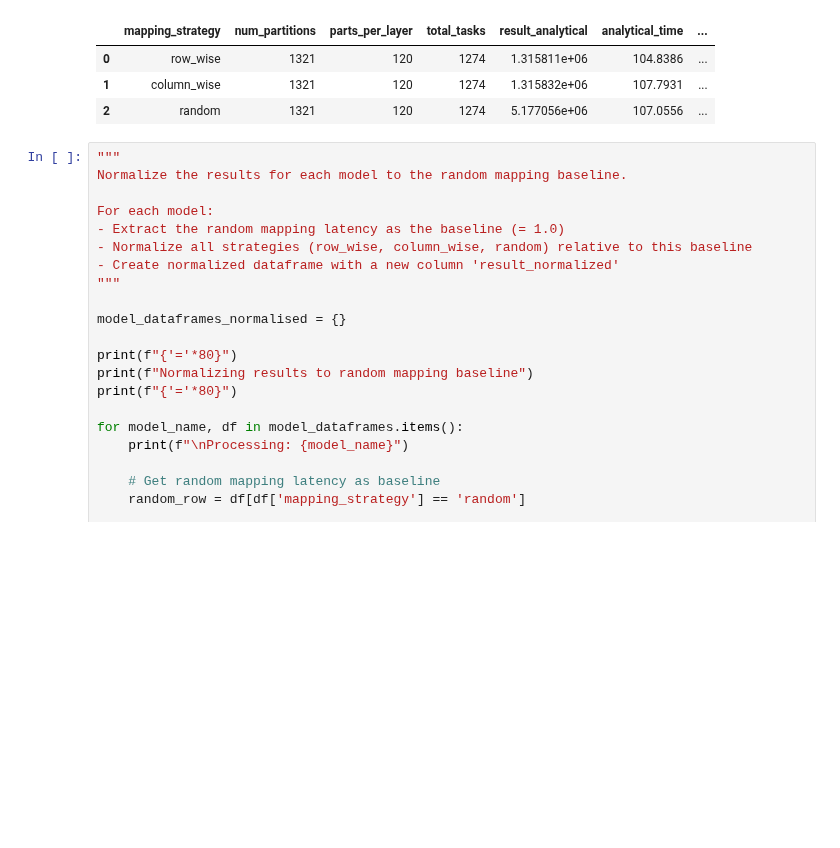
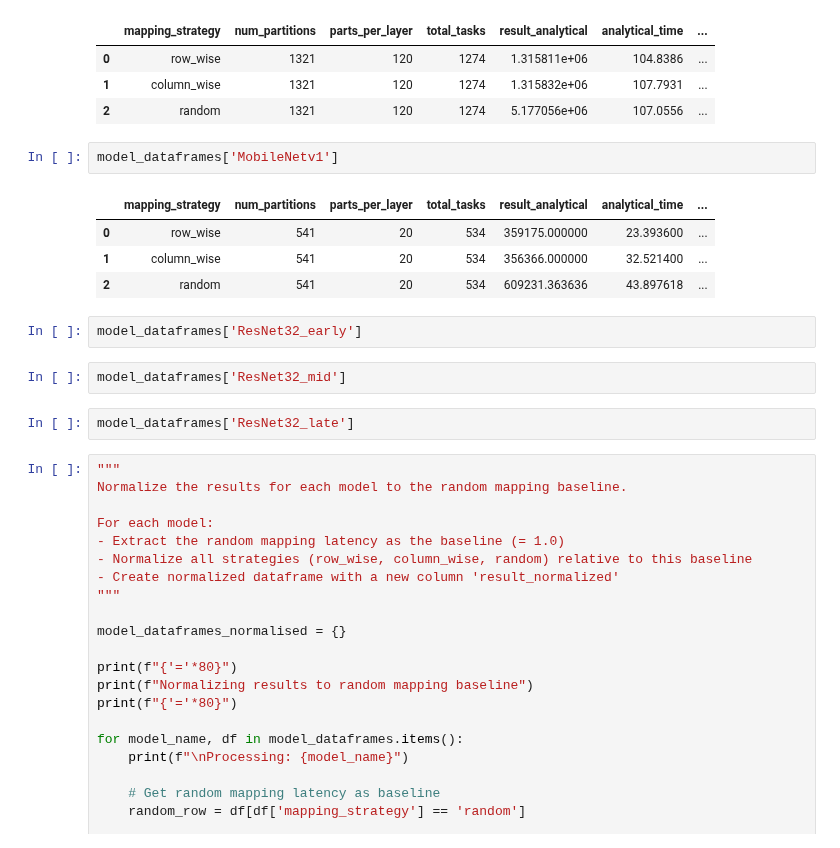
Before and after one commit to jjastrz14/ReNOS, a Jupyter notebook: notebooks/Model_comparison.ipynb, the cells around one changed output. Drawn from its saved outputs; the diff is of its cells as text; blank space fills up the shorter version.

Commit message:
mobilenet run

```diff
--- a/notebooks/Model_comparison.ipynb
+++ b/notebooks/Model_comparison.ipynb
@@ -128,6 +128,19 @@ model_dataframes['AlexNet']
 | 0 | row_wise | 1321 | 120 | 1274 | 1.315811e+06 | 104.8386 | ... |
 | 1 | column_wise | 1321 | 120 | 1274 | 1.315832e+06 | 107.7931 | ... |
 | 2 | random | 1321 | 120 | 1274 | 5.177056e+06 | 107.0556 | ... |
+# %%
+model_dataframes['MobileNetv1']
+# %% [output]
+|  | mapping_strategy | num_partitions | parts_per_layer | total_tasks | result_analytical | analytical_time | ... |
+| 0 | row_wise | 541 | 20 | 534 | 359175.000000 | 23.393600 | ... |
+| 1 | column_wise | 541 | 20 | 534 | 356366.000000 | 32.521400 | ... |
+| 2 | random | 541 | 20 | 534 | 609231.363636 | 43.897618 | ... |
+# %%
+model_dataframes['ResNet32_early']
+# %%
+model_dataframes['ResNet32_mid']
+# %%
+model_dataframes['ResNet32_late']
 # %%
 """
 Normalize the results for each model to the random mapping baseline.
```
Also changed, not shown: 2 other files.
